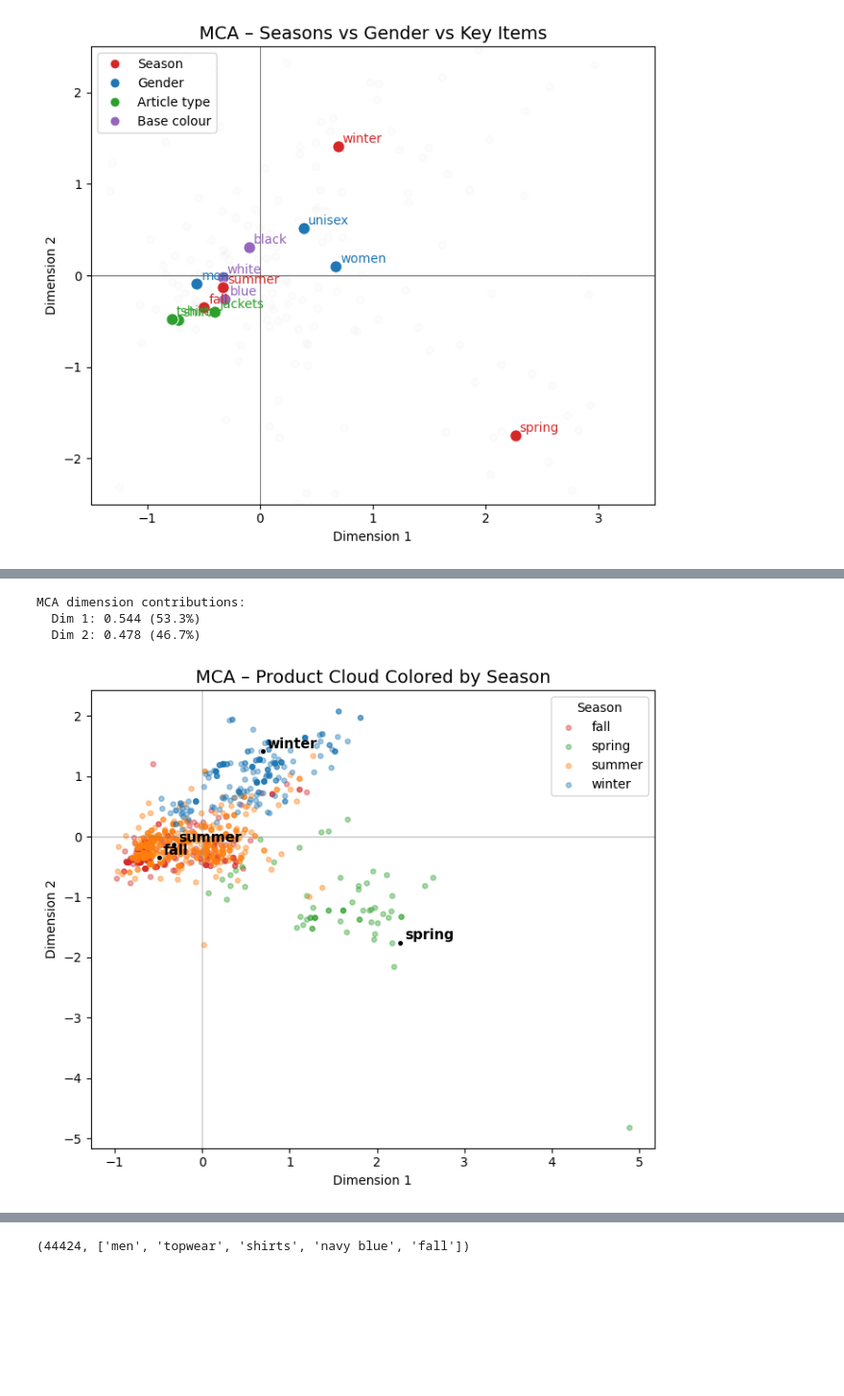
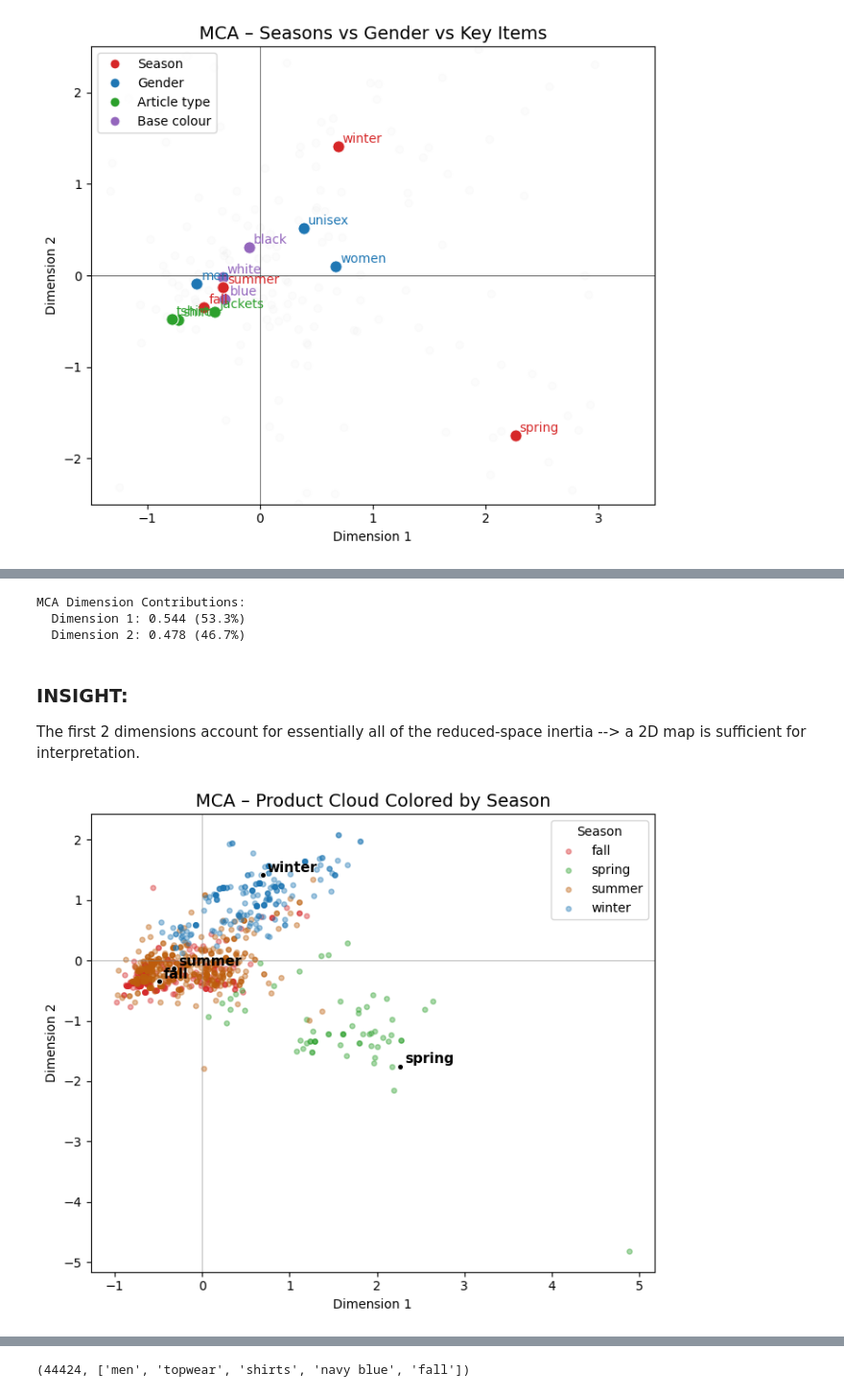
Before and after one commit to lenadahee/SI671-project, a Jupyter notebook: notebooks/671_Team_RLV_Code.ipynb, the cells around one changed output, grey strips where cells are left out. Shown: that part at 96% size. Cells and saved outputs as stored; diff of their text form; code cells hidden in the pictures; blank space fills up the shorter version.

```diff
--- a/notebooks/671_Team_RLV_Code.ipynb
+++ b/notebooks/671_Team_RLV_Code.ipynb
@@ -460,6 +460,6 @@ Jaccard Similarity (Summer vs Winter): 0.02
 # %%
 cols = ['gender', 'subCategory', 'articleType', 'baseColour', 'season']
-df_mca = styles[cols].dropna().astype(str)
+df_mca = styles[cols].dropna().astype(str).query("season != 'unknown'")
 df_mca.head()
 # %% [output]
 |  | gender | subCategory | articleType | baseColour | season |
@@ -468,5 +468,3 @@ df_mca.head()
 | 2 | women | watches | watches | silver | winter |
 | 3 | men | bottomwear | track pants | black | fall |
 | 4 | men | topwear | tshirts | grey | summer |
-# %%
-df_mca = df_mca[df_mca['season'] != 'unknown']
@@ -486,4 +470,0 @@ mca_coords.head()
-# %%
-cols = ['gender', 'articleType', 'baseColour', 'season']
-df_mca = styles[cols].dropna().astype(str)
-df_mca = df_mca[df_mca['season'] != 'unknown']
@@ -510,4 +496,8 @@ mca_coords.head()
 # %%
+# EITHER CHOOSE THIS BLOCK OR THE NEXT BLOCK, NOT BOTH. REDUNDANT
+# THIS ONE IS RULE BASED - USE IF WE EXPECT LABEL NAMES TO CHANGE
+# ONE AFTER IS WHEN WE WANT TO MAKE REPRODUCIBLE
+
 # Coordinates for each CATEGORY level
 col_coords = mca.column_coordinates(df_mca)
 
@@ -518,7 +508,7 @@ common_article_types = [
     "tshirts", "shirts", "dress", "kurta", "trousers",
     "jackets", "shoes", "sweaters"
 ]
-common_colours = ["black", "white", "blue", "red", "green", "multi"]
+common_colors = ["black", "white", "blue", "red", "green", "multi"]
 
 keep_indices = []
 for idx in col_coords.index:
@@ -530,7 +520,7 @@ for idx in col_coords.index:
             keep_indices.append(idx)
     elif idx.startswith("baseColour__"):
         name = idx.split("__", 1)[1]
-        if name in common_colours:
+        if name in common_colors:
             keep_indices.append(idx)
 
 plot_coords = col_coords.loc[keep_indices].copy()
@@ -612,21 +626,24 @@ plt.show()
 # %%
 eigvals = mca.eigenvalues_
 total = eigvals.sum()
-print("MCA dimension contributions:")
+print("MCA Dimension Contributions:")
 for i, v in enumerate(eigvals, start=1):
-    print(f"  Dim {i}: {v:.3f} ({v/total:.1%})")
+    print(f"  Dimension {i}: {v:.3f} ({v/total:.1%})")
 # %% [output]
-MCA dimension contributions:
-  Dim 1: 0.544 (53.3%)
-  Dim 2: 0.478 (46.7%)
+MCA Dimension Contributions:
+  Dimension 1: 0.544 (53.3%)
+  Dimension 2: 0.478 (46.7%)
+# %% [markdown]
+### **INSIGHT:**
+The first 2 dimensions account for essentially all of the reduced-space inertia --> a 2D map is sufficient for interpretation.
 # %%
 # 1) Get the 2D coords for each product (Already have mca_coords)
 coords = mca_coords.copy()
-coords.columns = ['dim1', 'dim2']  # name the cols
-coords['season'] = df_mca['season'].values
+coords = coords.rename(columns={0: "Dimension 1", 1: "Dimension 2"})
+coords["season"] = df_mca["season"].values
 
 # 2) Sample so it's readable
-sample = coords.sample(1000, random_state=42)
+sample = coords.sample(min(2000, len(coords)), random_state=42)
 
 # 3) Get the season category coordinates (from column coords)
 col_coords = mca.column_coordinates(df_mca)
@@ -643,31 +660,31 @@ plt.figure(figsize=(7, 6))
 
 # Scatter the products, colored by their season
 palette = {
     'summer': "#bd5e0c",
     'winter': '#1f77b4',
     'spring': '#2ca02c',
     'fall':   '#d62728'
 }
 
 for s, group in sample.groupby('season'):
     plt.scatter(group['dim1'], group['dim2'],
                 label=s, s=15, alpha=0.4,
                 color=palette.get(s, 'gray'))
 
 # Overlay the season category points (bigger)
 for idx, row in season_pts.iterrows():
     x, y = float(row[0]), float(row[1])
     label = idx.split("__", 1)[1]
     plt.scatter(x, y, color='black', s=20, edgecolor='white', linewidth=0.7)
     plt.text(x + 0.05, y + 0.05, label, fontsize=11, weight='bold')
 
 plt.axhline(0, color='gray', linewidth=0.4)
 plt.axvline(0, color='gray', linewidth=0.4)
 plt.title("MCA – Product Cloud Colored by Season", fontsize=14)
 plt.xlabel("Dimension 1")
 plt.ylabel("Dimension 2")
 plt.legend(title="Season", loc="best")
 plt.tight_layout()
 plt.show()
 # %% [output]
-[figure, old version]
+[figure, new version]
```
Also changed, not shown: parts of 12 cells of this notebook.
